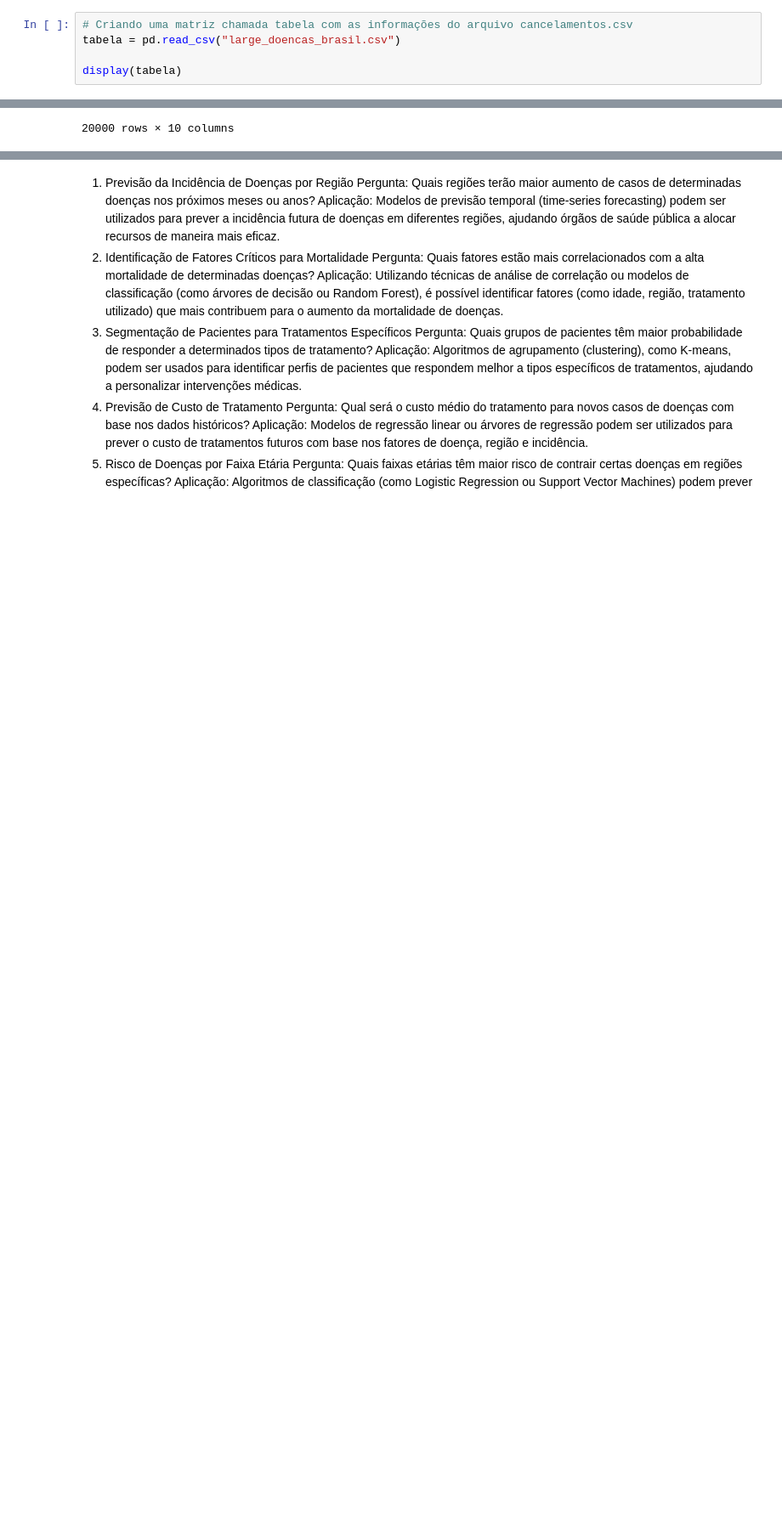
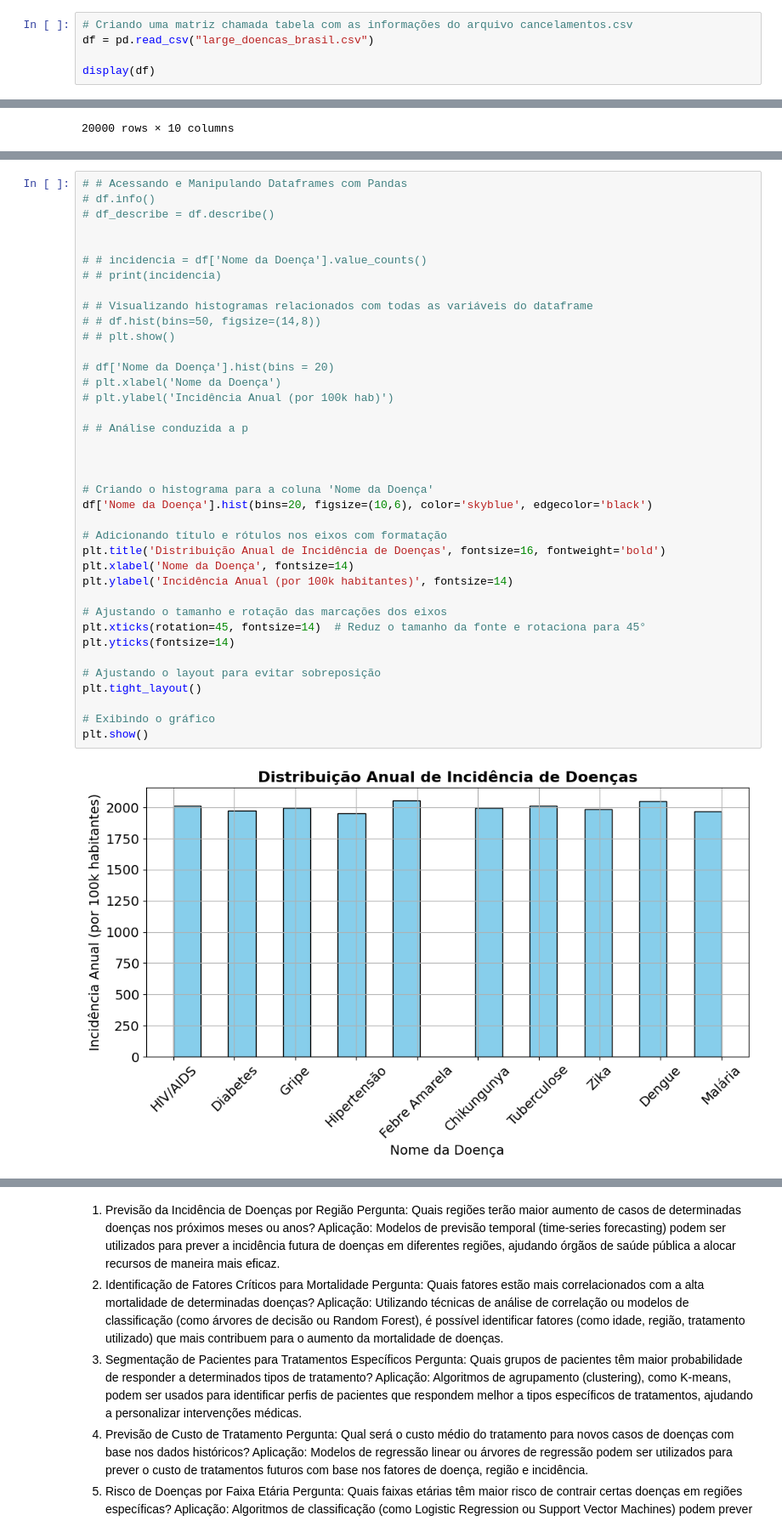
Before and after one commit to Jonathan-Stefan/Projeto_C318_Analise_de_Dados, a Jupyter notebook: main.ipynb, the cells around one changed output, grey strips where cells are left out. Shown: that part at 85% size. Saved outputs shown, nothing was run; the diff lists cells and outputs as text; blank space fills up the shorter version.

Commit message:
feat: adicionando gráficos

```diff
--- a/main.ipynb
+++ b/main.ipynb
@@ -60,9 +71,9 @@ print(check_package_version(package_name))
 klib version: 1.3.1
 # %%
 # Criando uma matriz chamada tabela com as informações do arquivo cancelamentos.csv
-tabela = pd.read_csv("large_doencas_brasil.csv")
+df = pd.read_csv("large_doencas_brasil.csv")
 
-display(tabela)
+display(df)
 # %% [output]
 |  | Nome da Doença | Categoria | Região mais Afetada | Incidência Anual (por 100k hab) | Faixa Etária Afetada | ... |
 | 0 | HIV/AIDS | Crônica | Sudeste | 1629 | Todas | ... |
@@ -79,0 +93,40 @@ display(tabela)
+# %%
+# # Acessando e Manipulando Dataframes com Pandas
+# df.info()
+# df_describe = df.describe()
+
+
+# # incidencia = df['Nome da Doença'].value_counts()
+# # print(incidencia)
+
+# # Visualizando histogramas relacionados com todas as variáveis do dataframe
+# # df.hist(bins=50, figsize=(14,8))
+# # plt.show()
+
+# df['Nome da Doença'].hist(bins = 20)
+# plt.xlabel('Nome da Doença')
+# plt.ylabel('Incidência Anual (por 100k hab)')
+
+# # Análise conduzida a p
+
+
+
+# Criando o histograma para a coluna 'Nome da Doença'
+df['Nome da Doença'].hist(bins=20, figsize=(10,6), color='skyblue', edgecolor='black')
+
+# Adicionando título e rótulos nos eixos com formatação
+plt.title('Distribuição Anual de Incidência de Doenças', fontsize=16, fontweight='bold')
+plt.xlabel('Nome da Doença', fontsize=14)
+plt.ylabel('Incidência Anual (por 100k habitantes)', fontsize=14)
+
+# Ajustando o tamanho e rotação das marcações dos eixos
+plt.xticks(rotation=45, fontsize=14)  # Reduz o tamanho da fonte e rotaciona para 45°
+plt.yticks(fontsize=14)
+
+# Ajustando o layout para evitar sobreposição
+plt.tight_layout()
+
+# Exibindo o gráfico
+plt.show()
+# %% [output]
+[figure, added]
```
Also changed, not shown: parts of 5 cells of this notebook.
